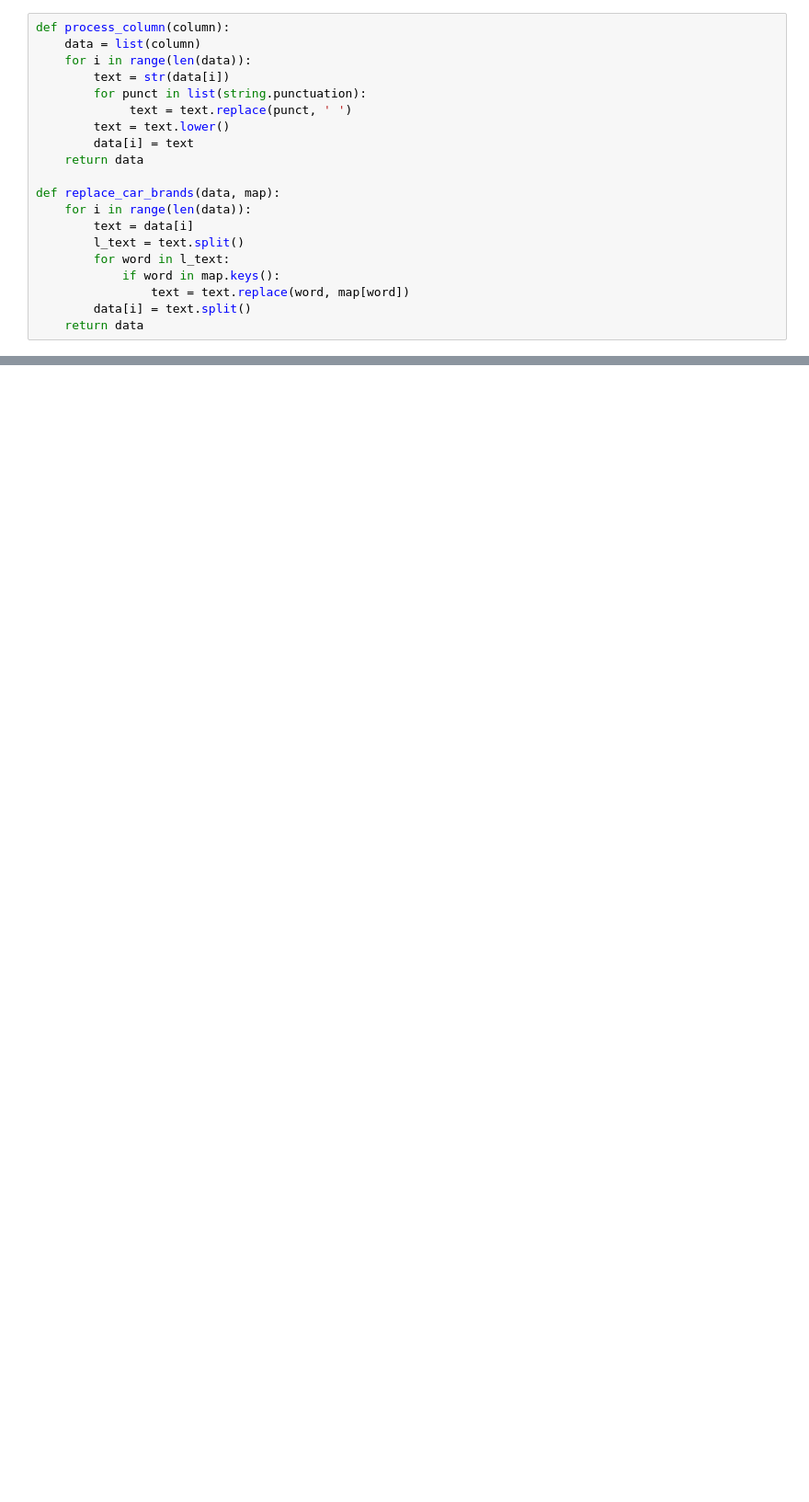
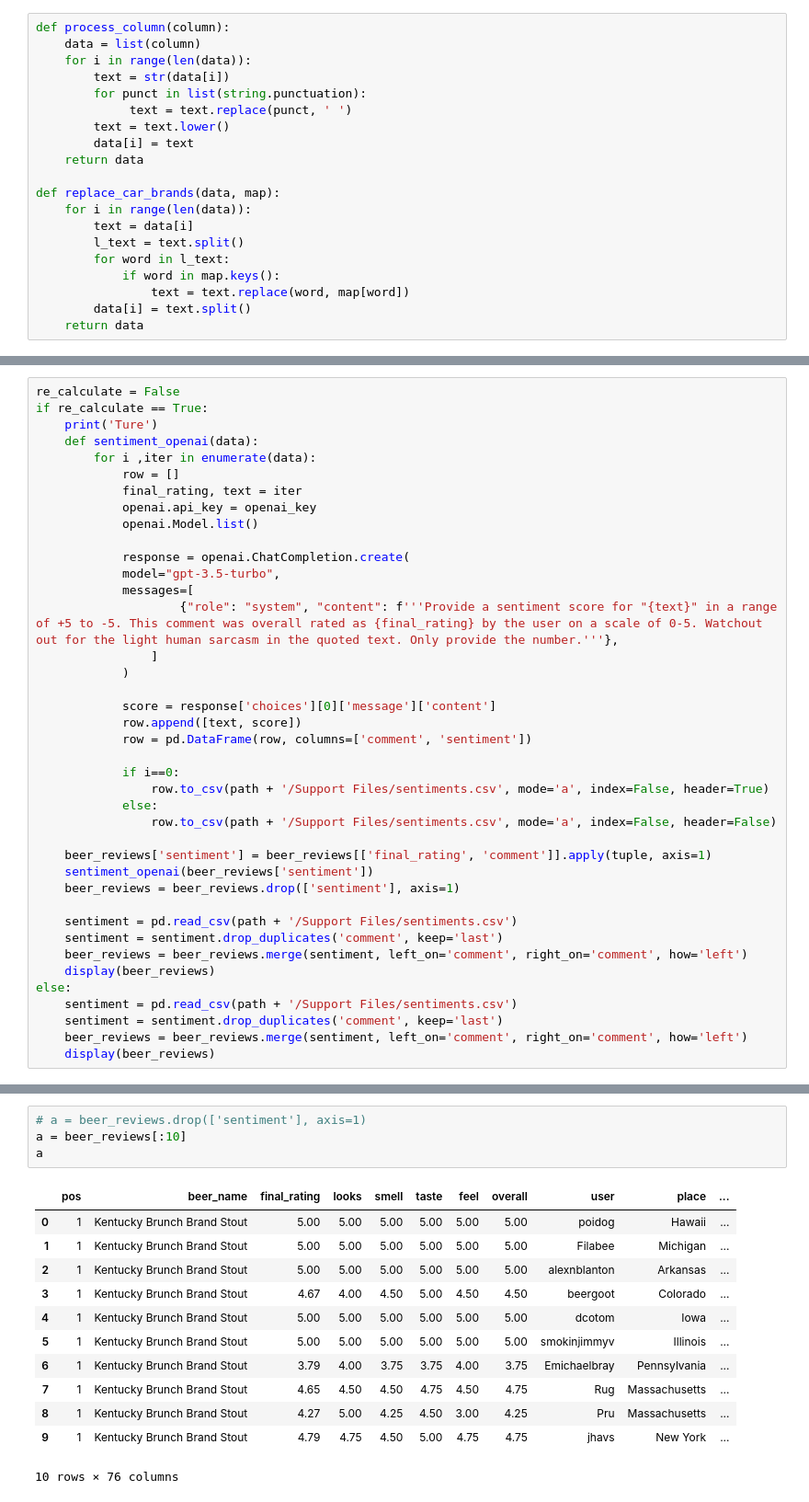
Before and after one commit to pratyush335/Beer_Recommendation_Engine, a Jupyter notebook: Code.ipynb, the cells around one changed output, grey strips where cells are left out. Shown at 92% size. Drawn from its saved outputs; the diff is of its cells as text; blank space fills up the shorter version.

```diff
--- a/Code.ipynb
+++ b/Code.ipynb
@@ -314,0 +318,40 @@ beer_reviews[['beer_name', 'comment', 'similarity']]
+# %%
+re_calculate = False
+if re_calculate == True:
+    print('Ture')
+    def sentiment_openai(data):
+        for i ,iter in enumerate(data):
+            row = []
+            final_rating, text = iter
+            openai.api_key = openai_key
+            openai.Model.list()
+
+            response = openai.ChatCompletion.create(
+            model="gpt-3.5-turbo",
+            messages=[
+                    {"role": "system", "content": f'''Provide a sentiment score for "{text}" in a range of +5 to -5. This comment was overall rated as {final_rating} by the user on a scale of 0-5. Watchout out for the light human sarcasm in the quoted text. Only provide the number.'''},
+                ]
+            )
+
+            score = response['choices'][0]['message']['content']
+            row.append([text, score])
+            row = pd.DataFrame(row, columns=['comment', 'sentiment'])
+
+            if i==0:
+                row.to_csv(path + '/Support Files/sentiments.csv', mode='a', index=False, header=True)
+            else:
+                row.to_csv(path + '/Support Files/sentiments.csv', mode='a', index=False, header=False)
+
+    beer_reviews['sentiment'] = beer_reviews[['final_rating', 'comment']].apply(tuple, axis=1)
+    sentiment_openai(beer_reviews['sentiment'])
+    beer_reviews = beer_reviews.drop(['sentiment'], axis=1)
+
+    sentiment = pd.read_csv(path + '/Support Files/sentiments.csv')
+    sentiment = sentiment.drop_duplicates('comment', keep='last')
+    beer_reviews = beer_reviews.merge(sentiment, left_on='comment', right_on='comment', how='left')
+    display(beer_reviews)
+else:
+    sentiment = pd.read_csv(path + '/Support Files/sentiments.csv')
+    sentiment = sentiment.drop_duplicates('comment', keep='last')
+    beer_reviews = beer_reviews.merge(sentiment, left_on='comment', right_on='comment', how='left')
+    display(beer_reviews)
@@ -314,0 +451,17 @@ beer_reviews[['beer_name', 'comment', 'similarity']]
+# %%
+# a = beer_reviews.drop(['sentiment'], axis=1)
+a = beer_reviews[:10]
+a
+# %% [output]
+|  | pos | beer_name | final_rating | looks | smell | taste | feel | overall | user | place | ... |
+| 0 | 1 | Kentucky Brunch Brand Stout | 5.00 | 5.00 | 5.00 | 5.00 | 5.00 | 5.00 | poidog | Hawaii | ... |
+| 1 | 1 | Kentucky Brunch Brand Stout | 5.00 | 5.00 | 5.00 | 5.00 | 5.00 | 5.00 | Filabee | Michigan | ... |
+| 2 | 1 | Kentucky Brunch Brand Stout | 5.00 | 5.00 | 5.00 | 5.00 | 5.00 | 5.00 | alexnblanton | Arkansas | ... |
+| 3 | 1 | Kentucky Brunch Brand Stout | 4.67 | 4.00 | 4.50 | 5.00 | 4.50 | 4.50 | beergoot | Colorado | ... |
+| 4 | 1 | Kentucky Brunch Brand Stout | 5.00 | 5.00 | 5.00 | 5.00 | 5.00 | 5.00 | dcotom | Iowa | ... |
+| 5 | 1 | Kentucky Brunch Brand Stout | 5.00 | 5.00 | 5.00 | 5.00 | 5.00 | 5.00 | smokinjimmyv | Illinois | ... |
+| 6 | 1 | Kentucky Brunch Brand Stout | 3.79 | 4.00 | 3.75 | 3.75 | 4.00 | 3.75 | Emichaelbray | Pennsylvania | ... |
+| 7 | 1 | Kentucky Brunch Brand Stout | 4.65 | 4.50 | 4.50 | 4.75 | 4.50 | 4.75 | Rug | Massachusetts | ... |
+| 8 | 1 | Kentucky Brunch Brand Stout | 4.27 | 5.00 | 4.25 | 4.50 | 3.00 | 4.25 | Pru | Massachusetts | ... |
+| 9 | 1 | Kentucky Brunch Brand Stout | 4.79 | 4.75 | 4.50 | 5.00 | 4.75 | 4.75 | jhavs | New York | ... |
+10 rows × 76 columns
```
Also changed, not shown: parts of 24 cells of this notebook.
